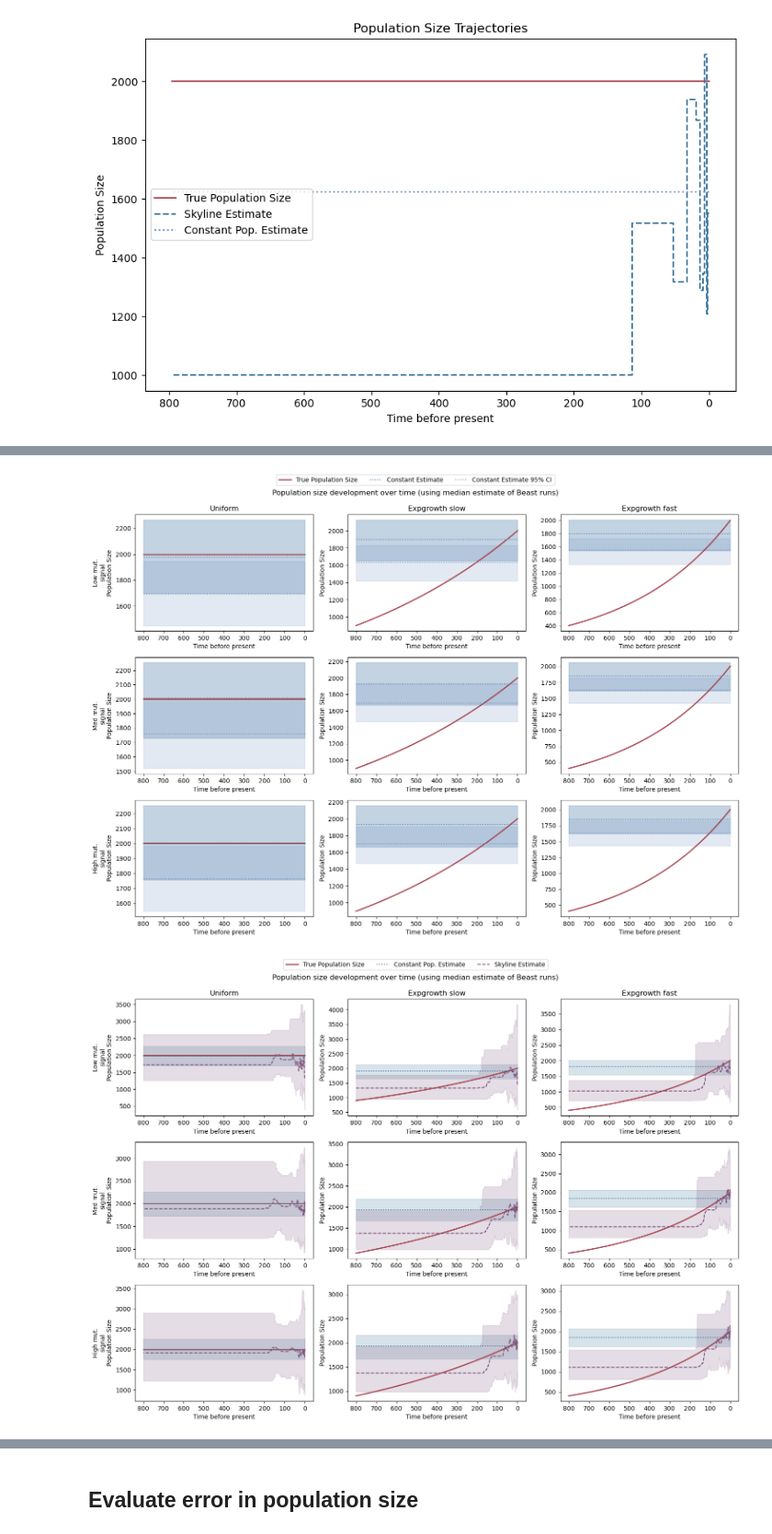
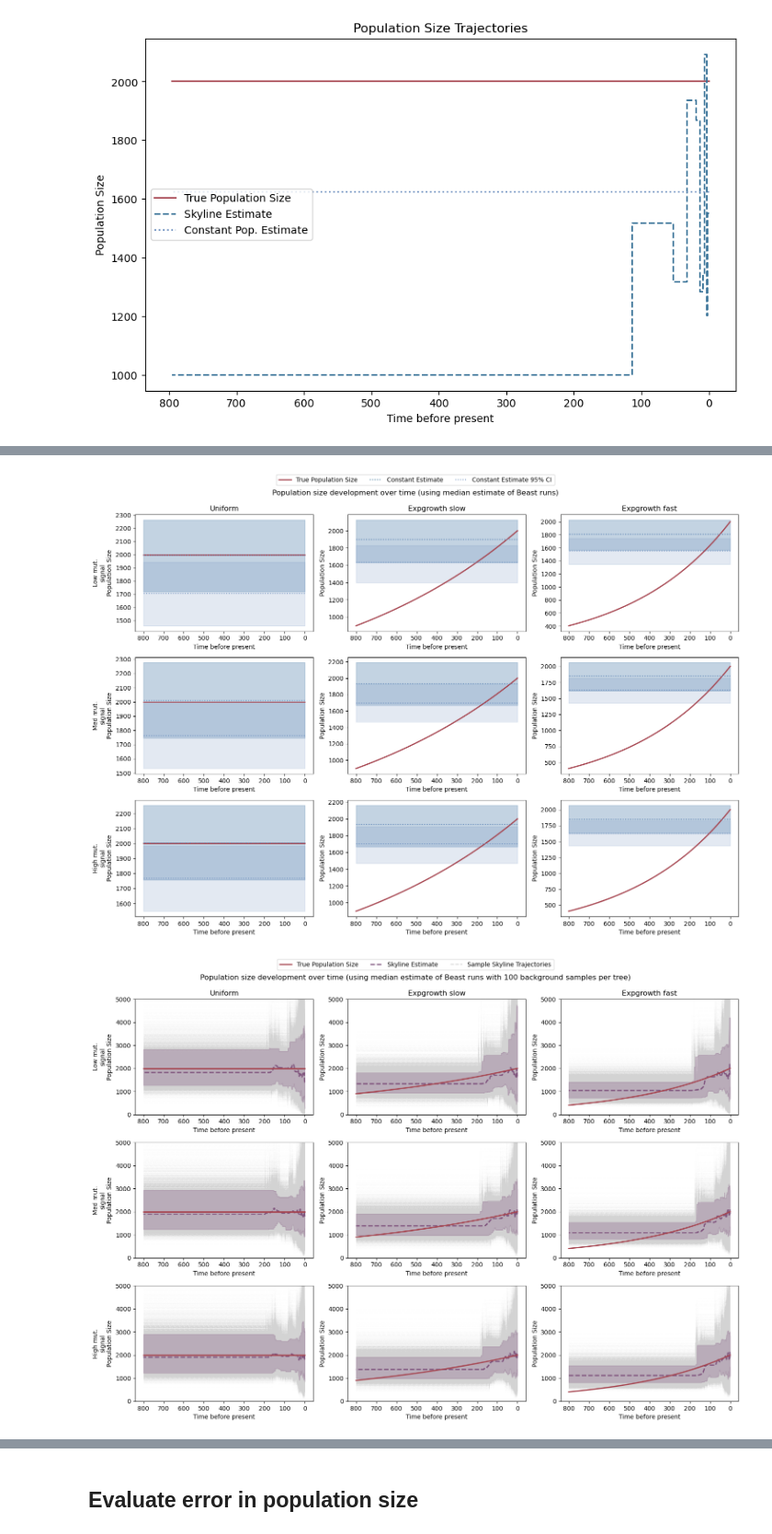
Before and after one commit to marie3003/BESP_paper-analyses, a Jupyter notebook: workflows/evaluate_populationsize.ipynb, the cells around one changed output, grey strips where cells are left out. Shown at 92% size. Saved outputs shown, nothing was run; the diff lists cells and outputs as text; code cells hidden in the pictures.

Commit message:
further plot adaptations

```diff
--- a/workflows/evaluate_populationsize.ipynb
+++ b/workflows/evaluate_populationsize.ipynb
@@ -111,6 +126,7 @@ plot_population_trajectories(skyline_times, skyline_medians,
 [figure]
 [figure]
 # %%
-df_ = df.dropna()
-df_ = add_tree_information(df_)
-# 1min 15s
+#df_ = df.dropna()
+#df_ = add_tree_information(df_)
+df_ = pd.read_pickle("../results/pop_size_simulations/evaluation/tree_information_combined.pkl")
+# 2min 15s
@@ -130,8 +137,8 @@ plot_population_summary_95cf(df_, time_horizon=800, title = 'Population size dev
 # %%
 plot_population_summary_95cf(df_, time_horizon=800, title = 'Population size development over time (using median estimate of Beast runs)', mode = 'constcoal', plot_true_size=True)
 # %% [output]
-[figure, old version]
+[figure, new version]
 # %%
-plot_population_summary(df_, time_horizon=800, title = 'Population size development over time (using median estimate of Beast runs)')
+plot_population_summary(df_, time_horizon=800, title = 'Population size development over time (using median estimate of Beast runs with 100 background samples per tree)', y_range = (0,5000), add_samples=True, mode = 'skyline')
 # %% [output]
-[figure, old version]
+[figure, new version]
```
Also changed, not shown: parts of 20 cells of this notebook, 3 other files.
